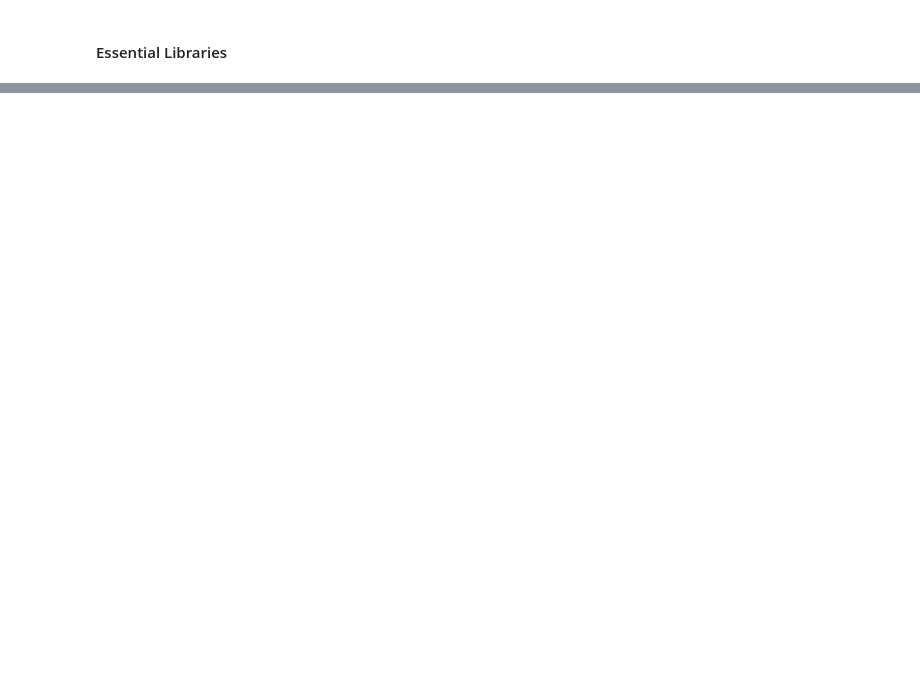
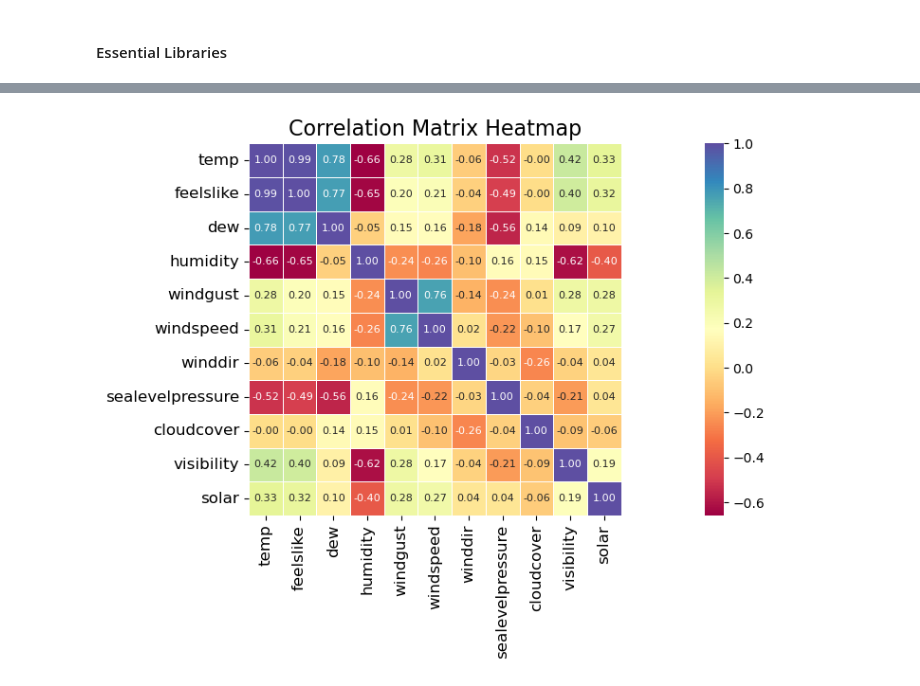
Before and after one commit to auttwitter/DSI-04, a Jupyter notebook: projects/project_capstone/code/02_EDA.ipynb, the cells around one changed output, grey strips where cells are left out. Saved outputs shown, nothing was run; the diff lists cells and outputs as text; code cells hidden in the pictures; blank space fills up the shorter version.

```diff
--- a/projects/project_capstone/code/02_EDA.ipynb
+++ b/projects/project_capstone/code/02_EDA.ipynb
@@ -314,0 +197,46 @@ dtype: object
+# %%
+# Correlation Matrix
+
+weather_cols = ['temp'
+                , 'feelslike'
+                , 'dew'
+                , 'humidity'
+                , 'windgust'
+                , 'windspeed'
+                , 'winddir'
+                , 'sealevelpressure'
+                , 'cloudcover'
+                , 'visibility'
+                , 'solar'
+               ]
+
+# Compute the correlation matrix
+correlation_matrix = df[weather_cols].corr()
+
+# Plot
+plt.figure(figsize=(18, 6))
+
+# Create the heatmap
+sns.heatmap(correlation_matrix
+            , annot = True
+            , fmt = '.2f'
+            , cmap = colorc
+            , cbar = True
+            , square = True
+            , linewidths = 0.5
+            , yticklabels = True
+            , annot_kws = {'size':8}
+           )
+
+# Add title
+plt.title('Correlation Matrix Heatmap', fontsize = 16)
+plt.yticks(fontsize = 12)
+plt.xticks(fontsize = 12)
+# Adjust layout
+plt.tight_layout()
+# Save
+plt.savefig('../image/solar_heatmap.png', dpi = 300, bbox_inches = 'tight')
+# Show the plot
+plt.show();
+# %% [output]
+[figure, added]
```
Also changed, not shown: parts of 49 cells of this notebook, 9 other files.
